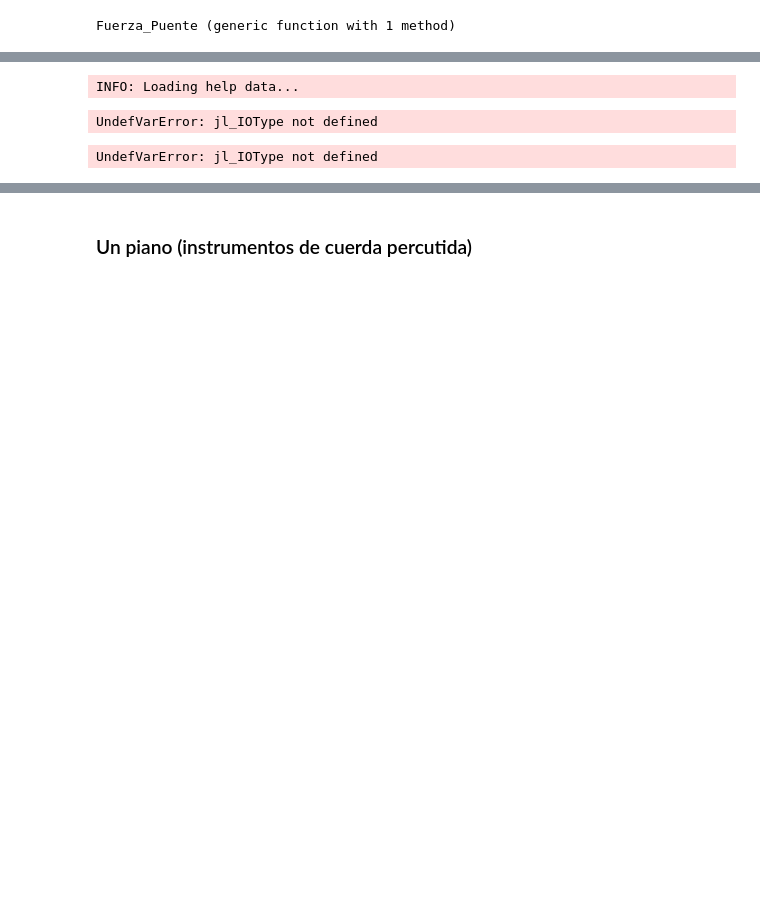
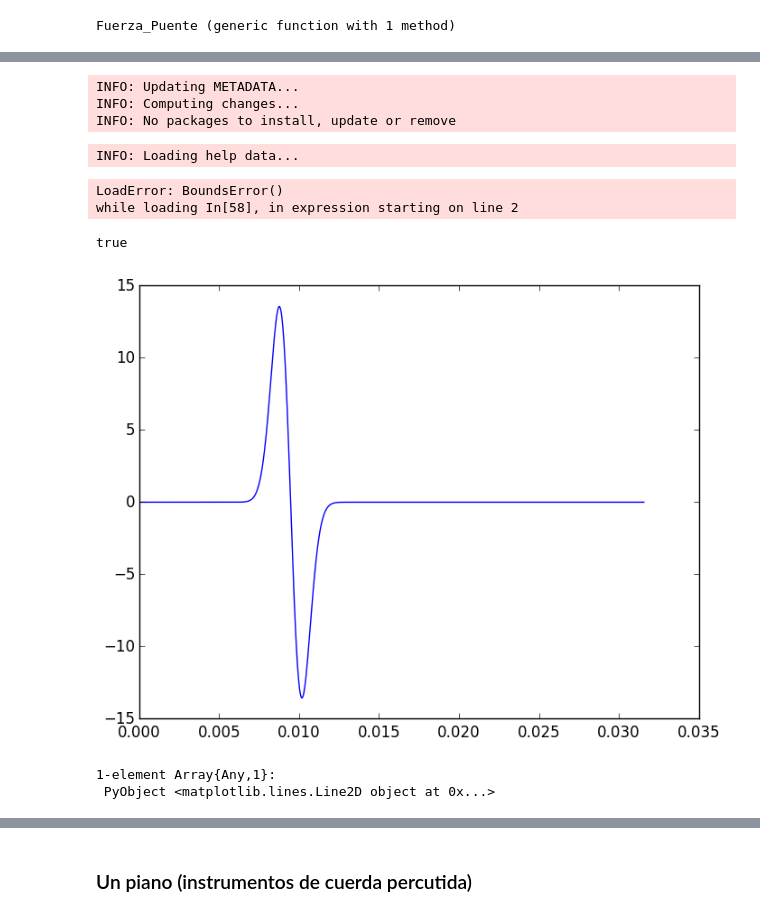
Before and after one commit to Ceboc/Cuerda, a Jupyter notebook: Proyecto.ipynb, the cells around one changed output, grey strips where cells are left out. Drawn from its saved outputs; the diff is of its cells as text; code cells hidden in the pictures; blank space fills up the shorter version.

```diff
--- a/Proyecto.ipynb
+++ b/Proyecto.ipynb
@@ -86,12 +86,14 @@ end
 # %% [output]
 GUITARRA (generic function with 1 method)
 # %%
-Δx=0.01;
+Δx=0.001;
+L = 1
 T = 100;
 μ = 0.1;
-N = 5000;
 Δt=Δx/sqrt(T/μ);
-CI=[0.005*exp(-1000*(x-0.3)^2) for x in 0:Δx:1];
+parte = Δx/L
+N = int(1/parte)
+CI=[0.005*exp(-1000*(x-0.3)^2) for x in 0:Δx:L];
 # %%
 PRIMERA=GUITARRA(CI, T, μ, Δx, Δt, N);  #T es la tensión de la cuerda, μ es la masa, h_ el tamaño de paso Δx o Δx, N el número de pasos de t
 # %% [output]
@@ -152,3 +152,9 @@ fuerzas = Fuerza_Puente(PRIMERA,Δx,Δt,T)
+# %%
+Pkg.update()
+# %% [output]
+INFO: Updating METADATA...
+INFO: Computing changes...
+INFO: No packages to install, update or remove
 # %%
 using PyPlot
 # %% [output]
@@ -157,12 +163,20 @@ INFO: Loading help data...
 vcat(PRIMERA[1,:]...);
 # %%
 X=[0:Δx:1]
-#for i in 1:20
-    plot(X,vcat(PRIMERA[10,:]...))
+for i in 1:length(vcat(PRIMERA[1,:]...))
+    plot(X,vcat(PRIMERA[i,:]...))
+end
 # %% [output]
-UndefVarError: jl_IOType not defined
+LoadError: BoundsError()
+while loading In[58], in expression starting on line 2
+# %%
+length(X) == length(vcat(PRIMERA[1,:]...))
+# %% [output]
+true
 # %%
-plot(1,1)
+plot(fuerzas[:,1],fuerzas[:,2])
 # %% [output]
+[figure, added]
-UndefVarError: jl_IOType not defined
+1-element Array{Any,1}:
+ PyObject <matplotlib.lines.Line2D object at 0x...>
 # %%
```
Also changed, not shown: parts of 15 cells of this notebook.
